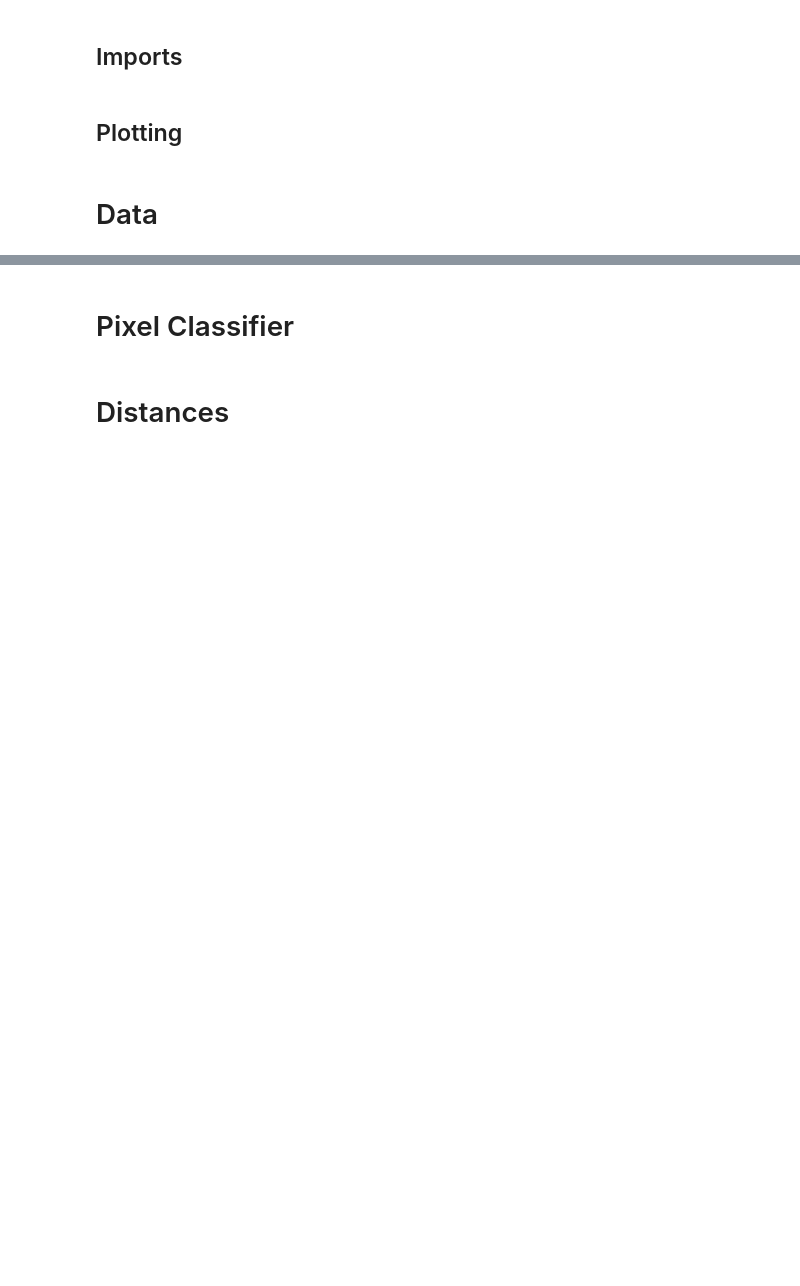
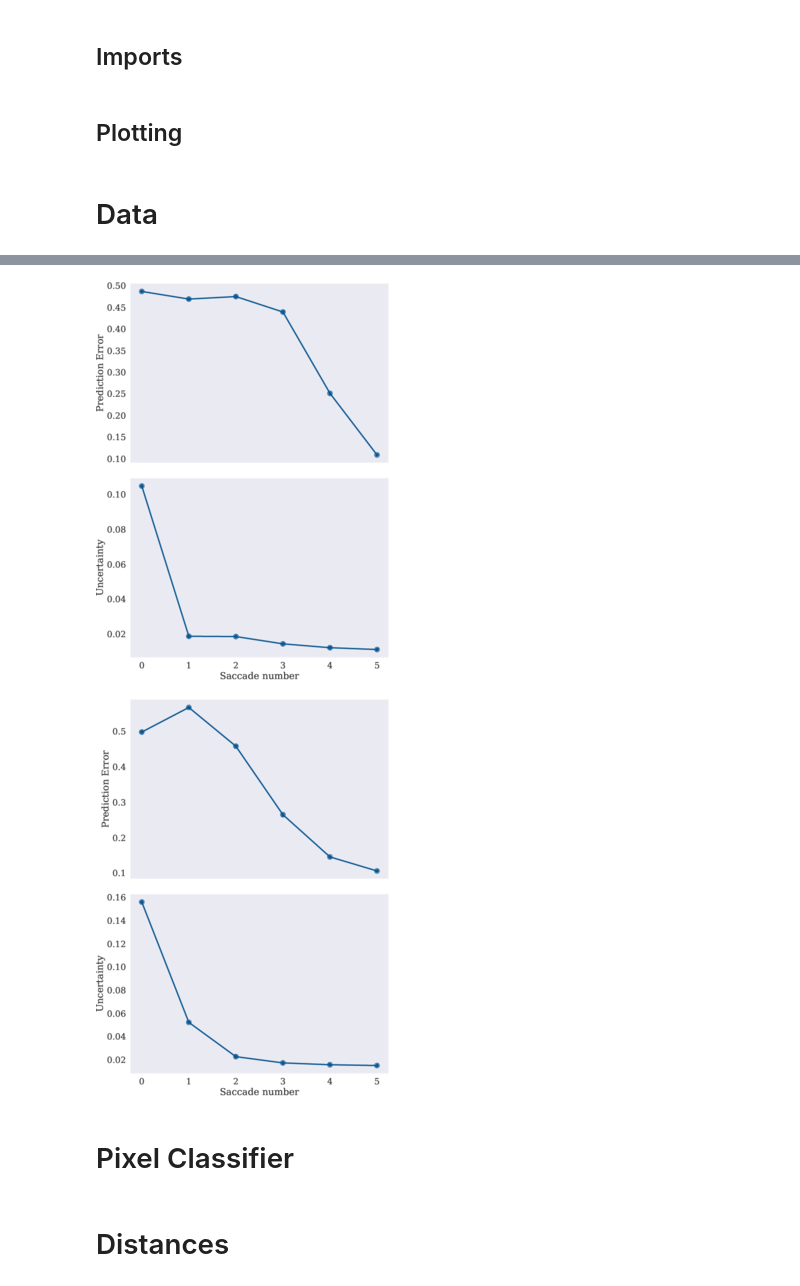
Before and after one commit to kstandvoss/visual_attention, a Jupyter notebook: Reproduce Experiments.ipynb, the cells around one changed output, grey strips where cells are left out. Cells and saved outputs as stored; diff of their text form; code cells hidden in the pictures; blank space fills up the shorter version.

```diff
--- a/Reproduce Experiments.ipynb
+++ b/Reproduce Experiments.ipynb
@@ -123,3 +172,12 @@ wimage(filename=plot_small / 'saccade_dist.pdf')
+# %%
+x = wimage(filename= plot_dir / 'unsup/comb_var_err.pdf')
+x.transform(resize='x400')
+y = wimage(filename= plot_dir / 'sup/comb_var_err.pdf')
+y.transform(resize='x400')
+display(x,y)
+# %% [output]
+[figure, added]
+[figure, added]
 # %% [markdown]
 # Pixel Classifier
 # %%
```
Also changed, not shown: parts of 16 cells of this notebook, 13 other files.
